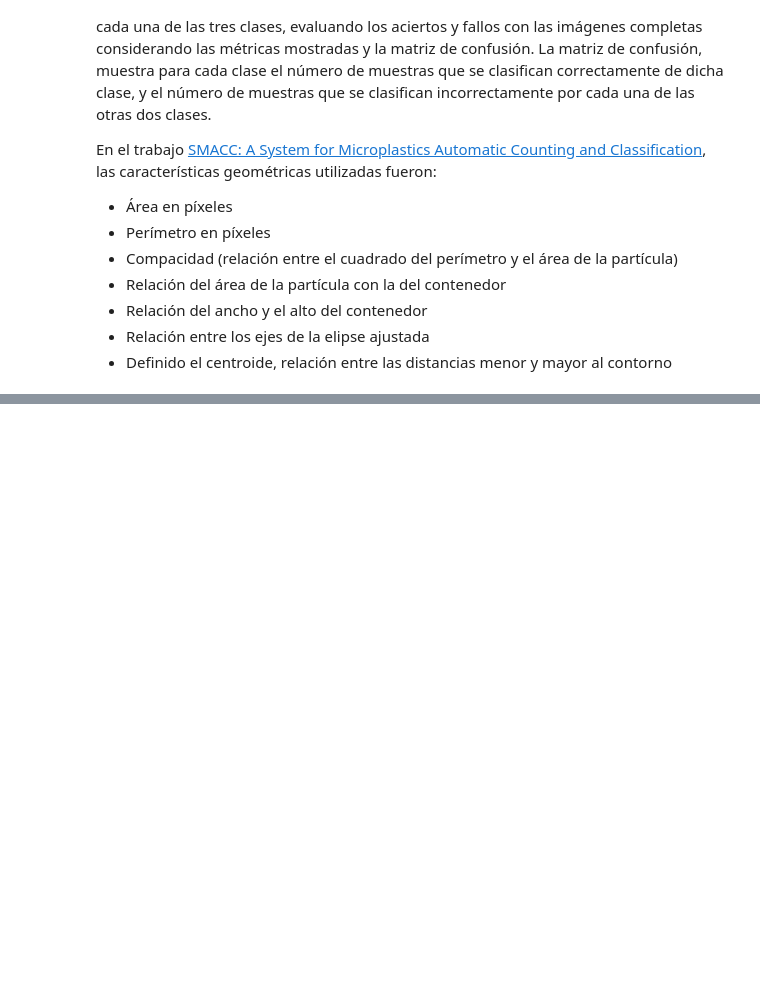
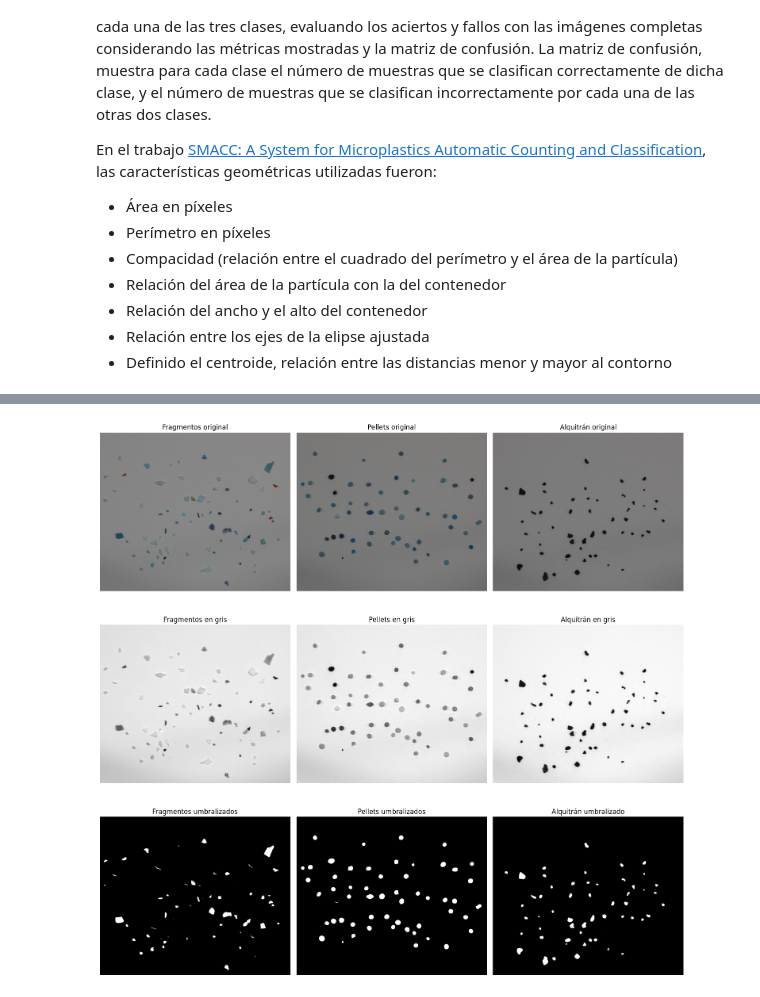
Before and after one commit to VisionPorComputador-G17/P3, a Jupyter notebook: VC_P3.ipynb, the cells around one changed output, grey strips where cells are left out. Drawn from its saved outputs; the diff is of its cells as text; code cells hidden in the pictures; blank space fills up the shorter version.

```diff
--- a/VC_P3.ipynb
+++ b/VC_P3.ipynb
@@ -229,0 +123,86 @@ Fragmentos: 45, Pellets: 13, Alquitran: 10
+# %%
+import cv2
+import numpy as np
+import matplotlib.pyplot as plt
+
+# Carga imagen
+fra = cv2.imread('fragment-03-olympus-10-01-2020.JPG')
+pel = cv2.imread('pellet-03-olympus-10-01-2020.JPG')
+tar = cv2.imread('tar-03-olympus-10-01-2020.JPG')
+
+# Se recortan bordes por las sombras
+fra = fra[0:2700, 750:4000]
+pel = pel[0:2700, 750:4000]
+tar = tar[0:2700, 750:4000]
+
+# Escala de grises
+fra_gris = cv2.cvtColor(fra, cv2.COLOR_BGR2GRAY)
+pel_gris = cv2.cvtColor(pel, cv2.COLOR_BGR2GRAY)
+tar_gris = cv2.cvtColor(tar, cv2.COLOR_BGR2GRAY)
+
+# Suavizado Gaussiano para reducir ruido
+fra_gris = cv2.GaussianBlur(fra_gris, (25, 25), 0)
+pel_gris = cv2.GaussianBlur(pel_gris, (15, 15), 0)
+tar_gris = cv2.GaussianBlur(tar_gris, (15, 15), 0)
+
+# Umbralizados
+_,fra_umbral = cv2.threshold(fra_gris,110,255,cv2.THRESH_BINARY_INV)
+_,pel_umbral = cv2.threshold(pel_gris,100,255,cv2.THRESH_BINARY_INV)
+_,tar_umbral = cv2.threshold(tar_gris,0,255,cv2.THRESH_BINARY_INV+cv2.THRESH_OTSU)
+
+# Mostrar imágenes
+plt.figure(figsize=(15, 15))
+
+# Primera fila: Imágenes originales
+plt.subplot(3, 3, 1)
+plt.axis("off")
+plt.imshow(fra, cmap='gray')
+plt.title('Fragmentos original')
+
+plt.subplot(3, 3, 2)
+plt.axis("off")
+plt.imshow(pel, cmap='gray')
+plt.title('Pellets original')
+
+plt.subplot(3, 3, 3)
+plt.axis("off")
+plt.imshow(tar, cmap='gray')
+plt.title('Alquitrán original')
+
+# Segunda fila: Imágenes en escala de grises
+plt.subplot(3, 3, 4)
+plt.axis("off")
+plt.imshow(fra_gris, cmap='gray')
+plt.title('Fragmentos en gris')
+
+plt.subplot(3, 3, 5)
+plt.axis("off")
+plt.imshow(pel_gris, cmap='gray')
+plt.title('Pellets en gris')
+
+plt.subplot(3, 3, 6)
+plt.axis("off")
+plt.imshow(tar_gris, cmap='gray')
+plt.title('Alquitrán en gris')
+
+# Tercera fila: Imágenes umbralizadas
+plt.subplot(3, 3, 7)
+plt.axis("off")
+plt.imshow(fra_umbral, cmap='gray')
+plt.title('Fragmentos umbralizados')
+
+plt.subplot(3, 3, 8)
+plt.axis("off")
+plt.imshow(pel_umbral, cmap='gray')
+plt.title('Pellets umbralizados')
+
+plt.subplot(3, 3, 9)
+plt.axis("off")
+plt.imshow(tar_umbral, cmap='gray')
+plt.title('Alquitrán umbralizado')
+
+# Ajustar el diseño y mostrar
+plt.tight_layout()
+plt.show()
+# %% [output]
+[figure, added]
```
Also changed, not shown: parts of 6 cells of this notebook.
